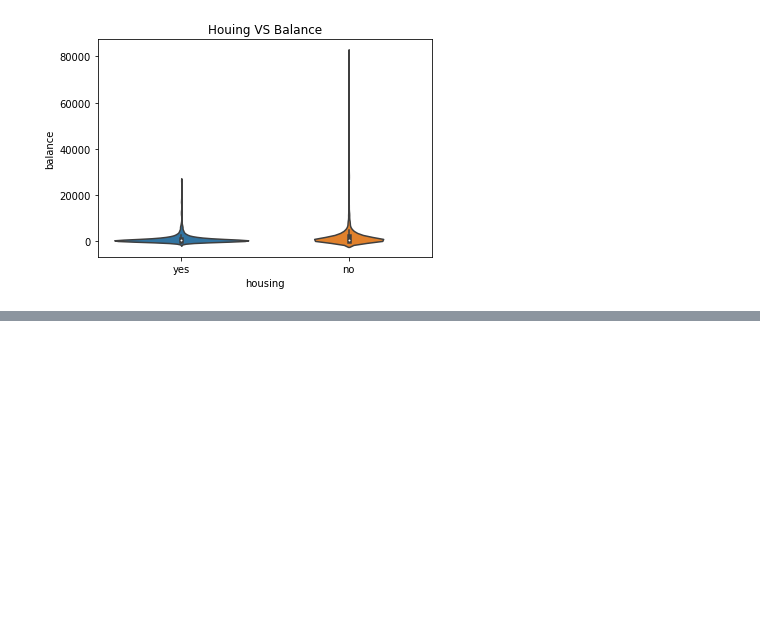
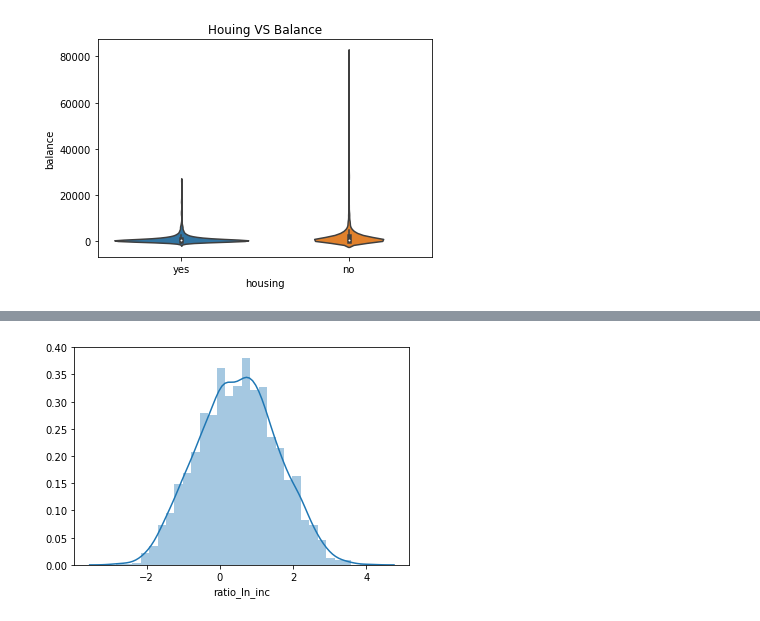
Before and after one commit to vipulpopat/MSCAI_Sem1_Etivity1, a Jupyter notebook: Etivity1.ipynb, the cells around one changed output, grey strips where cells are left out. Saved outputs shown, nothing was run; the diff lists cells and outputs as text; code cells hidden in the pictures; blank space fills up the shorter version.

```diff
--- a/Etivity1.ipynb
+++ b/Etivity1.ipynb
@@ -221,0 +232,7 @@ plt.show()
+# %%
+# Distribution of the numeric variable "ratio_ln_inc"
+
+sns.distplot(df.ratio_ln_inc)
+plt.show()
+# %% [output]
+[figure, added]
```
Also changed, not shown: parts of 31 cells of this notebook.
